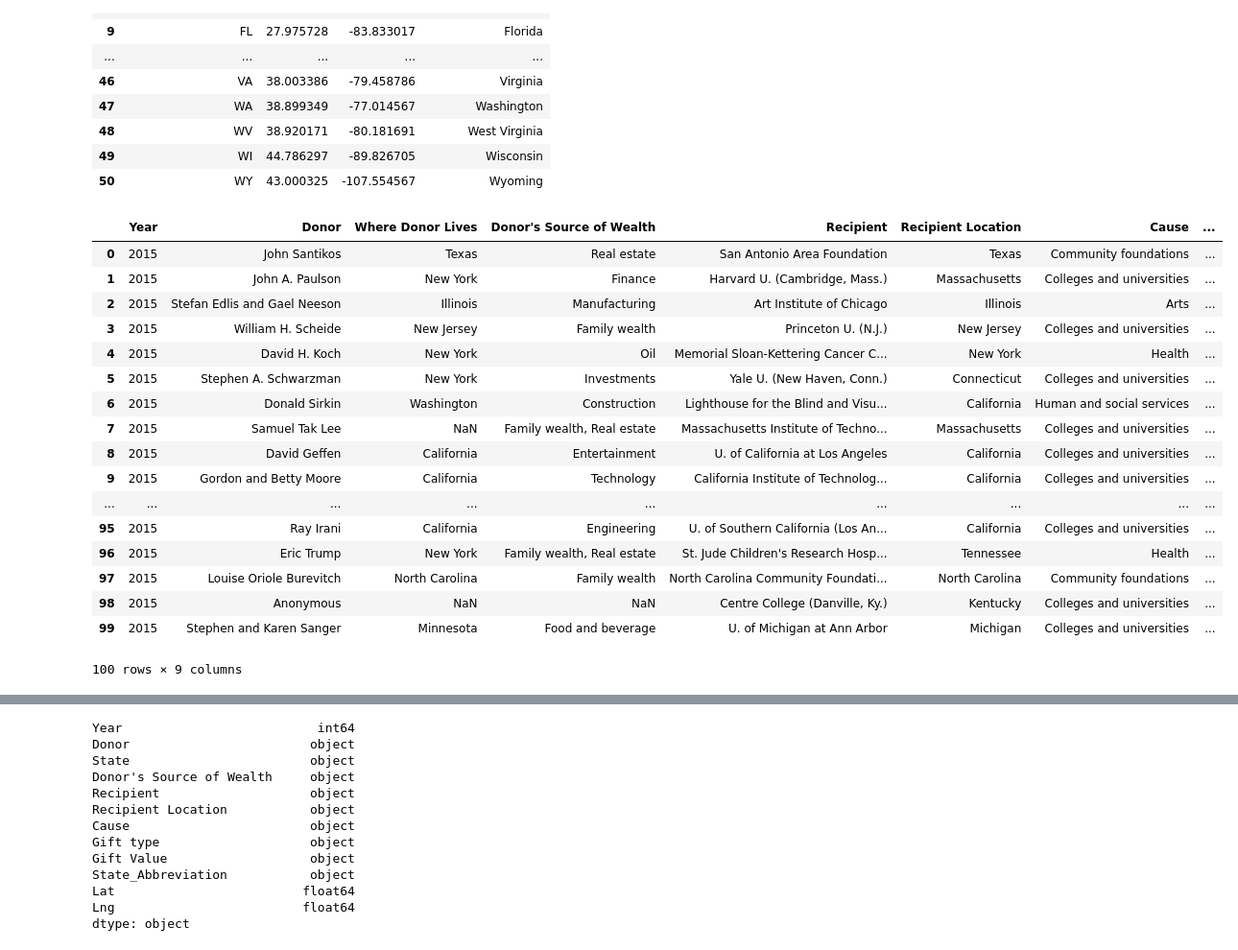
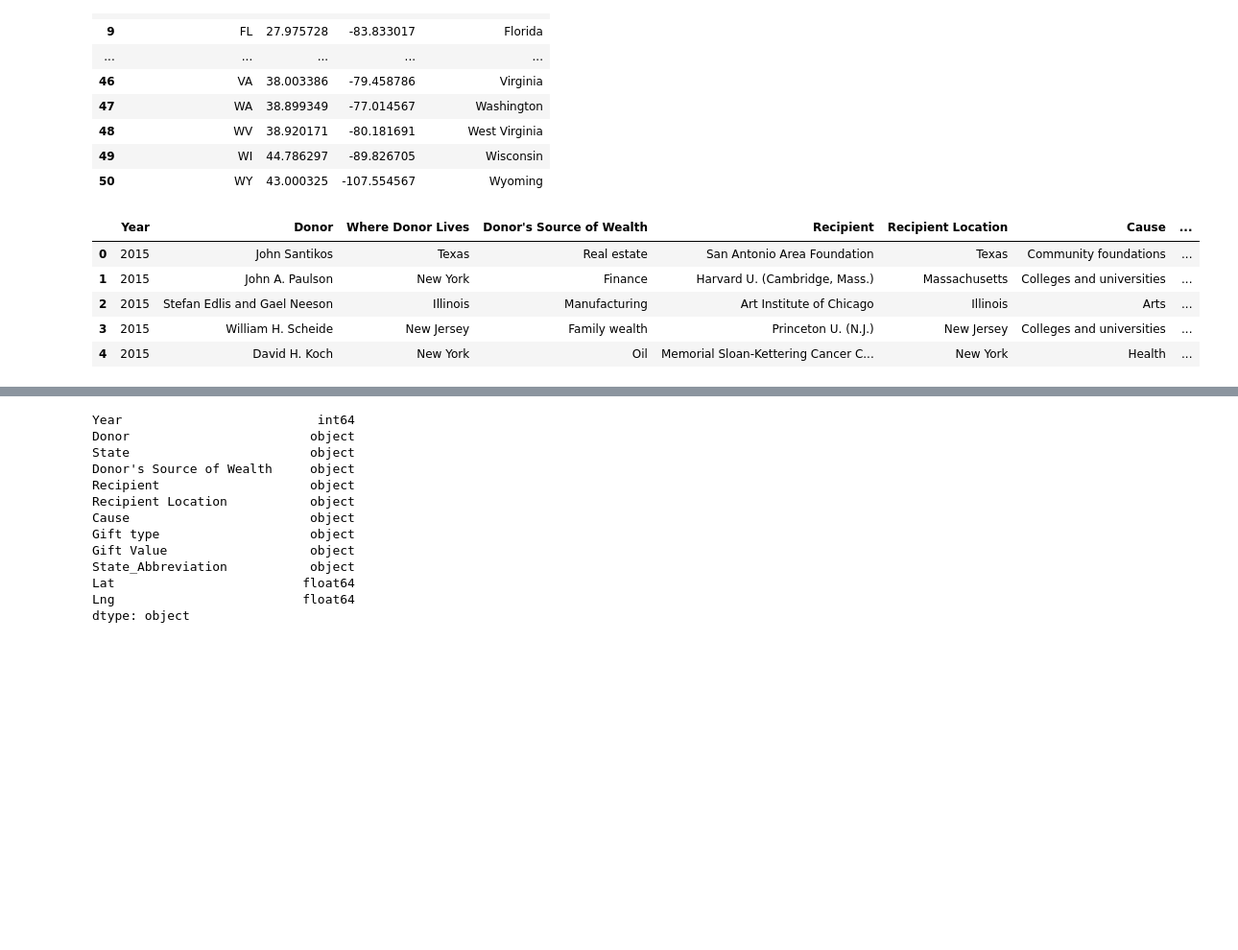
Before and after one commit to kjwunderlich/project-one---sphinx, a Jupyter notebook: Matts_Sphinx.ipynb, the cells around one changed output, grey strips where cells are left out. Shown at 96% size. Saved outputs shown, nothing was run; the diff lists cells and outputs as text; code cells hidden in the pictures; blank space fills up the shorter version.

```diff
--- a/Matts_Sphinx.ipynb
+++ b/Matts_Sphinx.ipynb
@@ -44,26 +44,14 @@ data_2018_pd = pd.read_csv(data_2018, encoding = "ISO-8859-1")
 # %%
 frames = [data_2015_pd, data_2016_pd, data_2017_pd, data_2018_pd]
 
 big_df = pd.concat(frames)
-big_df.head(100)
+big_df.head()
 # %% [output]
 |  | Year | Donor | Where Donor Lives | Donor's Source of Wealth | Recipient | Recipient Location | Cause | ... |
 | 0 | 2015 | John Santikos | Texas | Real estate | San Antonio Area Foundation | Texas | Community foundations | ... |
 | 1 | 2015 | John A. Paulson | New York | Finance | Harvard U. (Cambridge, Mass.) | Massachusetts | Colleges and universities | ... |
 | 2 | 2015 | Stefan Edlis and Gael Neeson | Illinois | Manufacturing | Art Institute of Chicago | Illinois | Arts | ... |
 | 3 | 2015 | William H. Scheide | New Jersey | Family wealth | Princeton U. (N.J.) | New Jersey | Colleges and universities | ... |
 | 4 | 2015 | David H. Koch | New York | Oil | Memorial Sloan-Kettering Cancer C... | New York | Health | ... |
-| 5 | 2015 | Stephen A. Schwarzman | New York | Investments | Yale U. (New Haven, Conn.) | Connecticut | Colleges and universities | ... |
-| 6 | 2015 | Donald Sirkin | Washington | Construction | Lighthouse for the Blind and Visu... | California | Human and social services | ... |
-| 7 | 2015 | Samuel Tak Lee | NaN | Family wealth, Real estate | Massachusetts Institute of Techno... | Massachusetts | Colleges and universities | ... |
-| 8 | 2015 | David Geffen | California | Entertainment | U. of California at Los Angeles | California | Colleges and universities | ... |
-| 9 | 2015 | Gordon and Betty Moore | California | Technology | California Institute of Technolog... | California | Colleges and universities | ... |
-| ... | ... | ... | ... | ... | ... | ... | ... | ... |
-| 95 | 2015 | Ray Irani | California | Engineering | U. of Southern California (Los An... | California | Colleges and universities | ... |
-| 96 | 2015 | Eric Trump | New York | Family wealth, Real estate | St. Jude Children's Research Hosp... | Tennessee | Health | ... |
-| 97 | 2015 | Louise Oriole Burevitch | North Carolina | Family wealth | North Carolina Community Foundati... | North Carolina | Community foundations | ... |
-| 98 | 2015 | Anonymous | NaN | NaN | Centre College (Danville, Ky.) | Kentucky | Colleges and universities | ... |
-| 99 | 2015 | Stephen and Karen Sanger | Minnesota | Food and beverage | U. of Michigan at Ann Arbor | Michigan | Colleges and universities | ... |
-100 rows × 9 columns
 # %%
 state_counts = big_df["Where Donor Lives"].value_counts()
```
Also changed, not shown: parts of 2 cells of this notebook.
